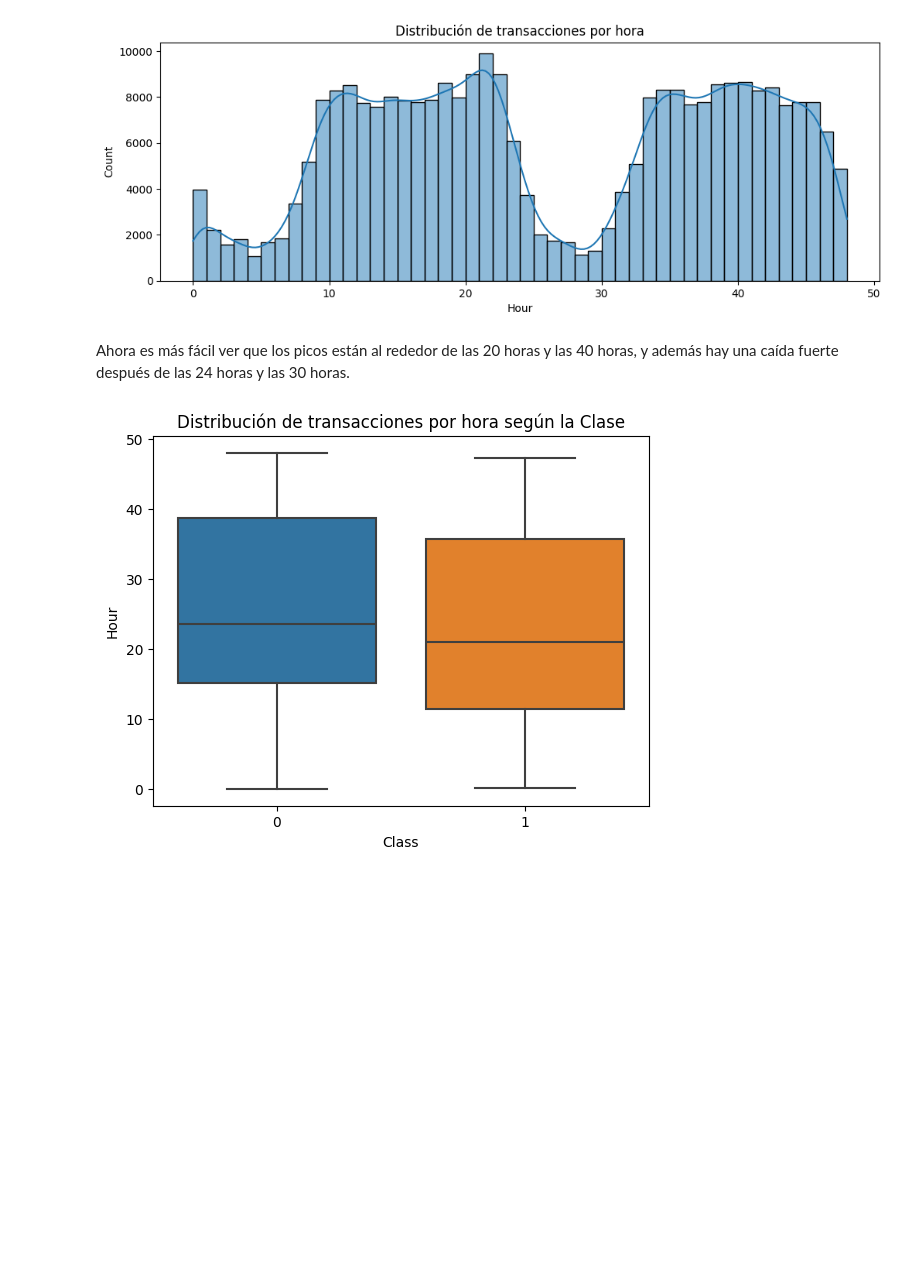
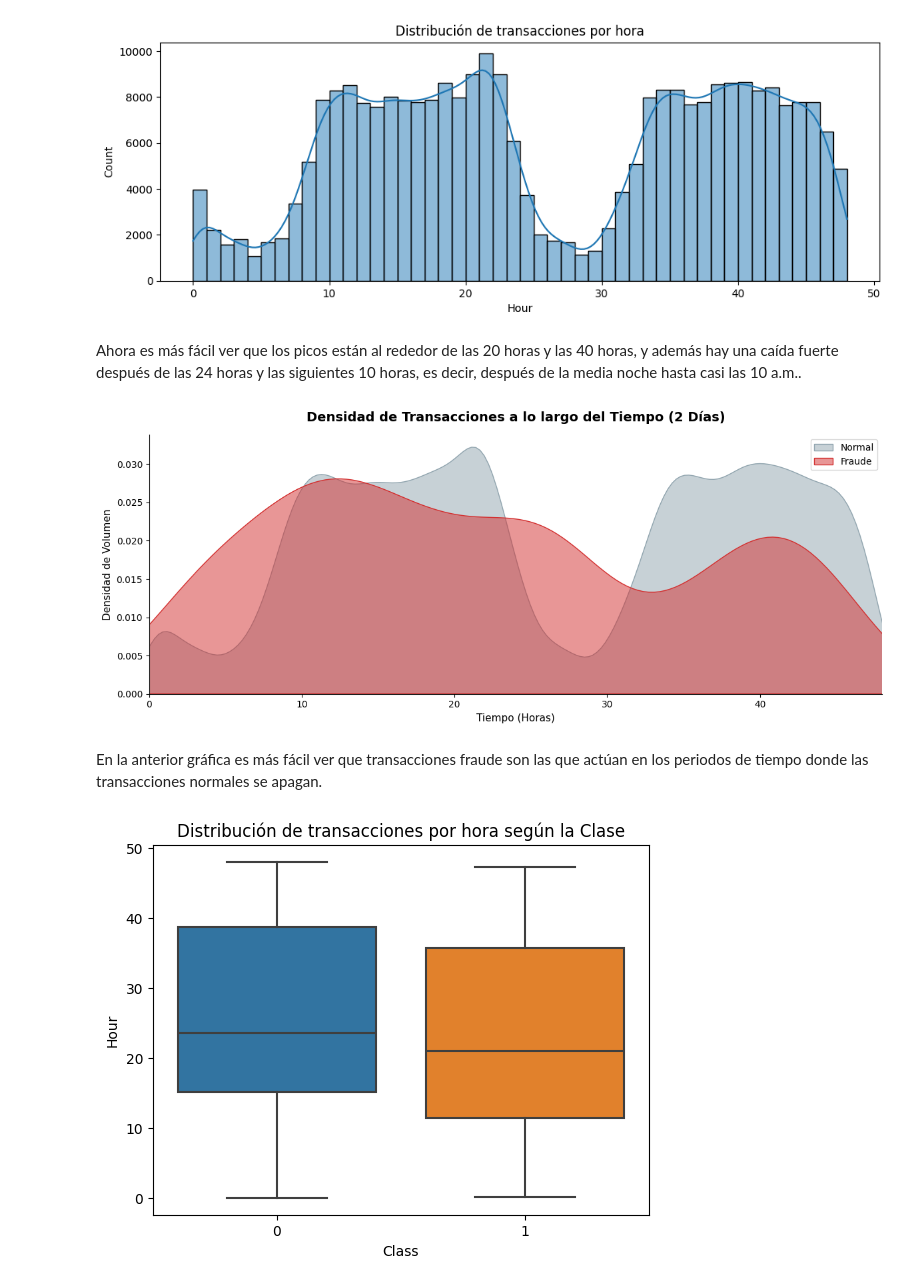
Before and after one commit to angelsosai/Deteccion_de_Anomalias_y_Fraude_en_Transacciones---Diplomado-en-Ciencia-de-datos, a Jupyter notebook: 1_Preprocesamiento_y_EDA.ipynb, the cells around one changed output. Cells and saved outputs as stored; diff of their text form; code cells hidden in the pictures; blank space fills up the shorter version.

```diff
--- a/1_Preprocesamiento_y_EDA.ipynb
+++ b/1_Preprocesamiento_y_EDA.ipynb
@@ -170,7 +210,27 @@ plt.show()
 # %% [output]
 [figure]
 # %% [markdown]
-Ahora es más fácil ver que los picos están al rededor de las 20 horas y las 40 horas, y además hay una caída fuerte después de las 24 horas y las 30 horas.
+Ahora es más fácil ver que los picos están al rededor de las 20 horas y las 40 horas, y además hay una caída fuerte después de las 24 horas y las siguientes 10 horas, es decir, después de la media noche hasta casi las 10 a.m..
+# %%
+plt.figure(figsize=(12, 5))
+
+#Densidad para transacciones normales vs fraude
+sns.kdeplot(data=df[df['Class'] == 0], x='Hour', label='Normal', color='#90A4AE', fill=True, alpha=0.5)
+sns.kdeplot(data=df[df['Class'] == 1], x='Hour', label='Fraude', color='#D32F2F', fill=True, alpha=0.5)
+
+plt.title("Densidad de Transacciones a lo largo del Tiempo (2 Días)", fontsize=14, fontweight='bold', pad=15)
+plt.xlabel("Tiempo (Horas)", fontsize=11)
+plt.ylabel("Densidad de Volumen", fontsize=11)
+plt.xlim(0, 48) #Limitar a las 48 horas de los dos días
+plt.legend(loc='upper right')
+
+sns.despine()
+plt.tight_layout()
+plt.show()
+# %% [output]
+[figure, added]
+# %% [markdown]
+En la anterior gráfica es más fácil ver que transacciones fraude son las que actúan en los periodos de tiempo donde las transacciones normales se apagan.
 # %%
 sns.boxplot(data=df, x='Class', y='Hour')
 plt.title("Distribución de transacciones por hora según la Clase")
```
Also changed, not shown: parts of 4 cells of this notebook.
